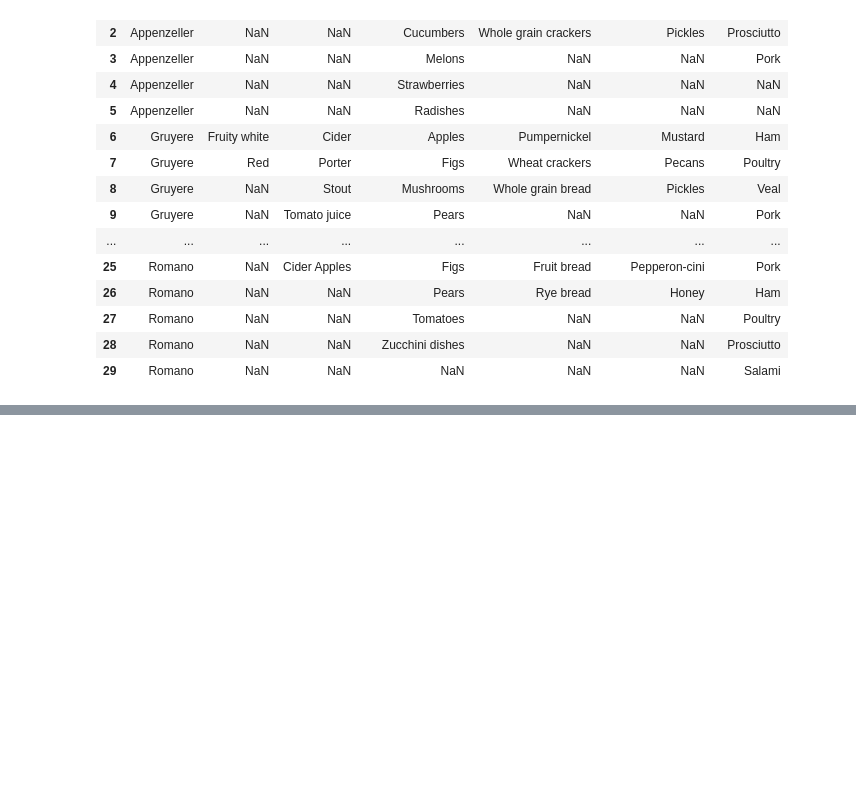
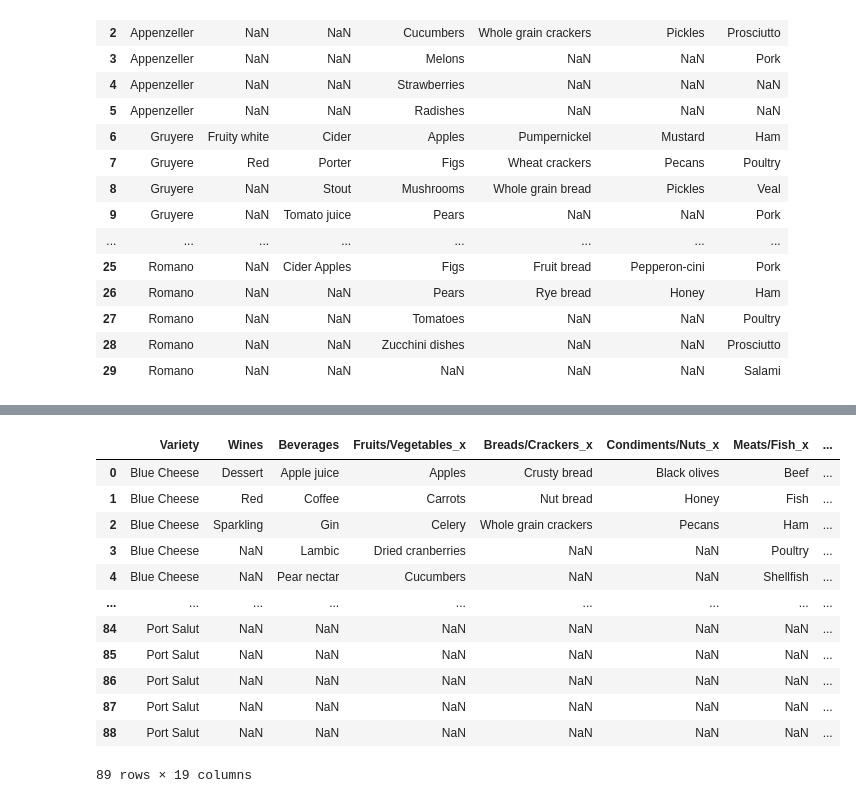
Before and after one commit to EmmaLimoli/Exploring_Wine_Varieties_Adv, a Jupyter notebook: pdf_merger.ipynb, the cells around one changed output, grey strips where cells are left out. Saved outputs shown, nothing was run; the diff lists cells and outputs as text; code cells hidden in the pictures; blank space fills up the shorter version.

```diff
--- a/pdf_merger.ipynb
+++ b/pdf_merger.ipynb
@@ -56,0 +78,17 @@ two_dataf.head(50)
+# %%
+three_dataf = pd.merge(two_dataf, df3, how='outer', on='Variety')
+three_dataf
+# %% [output]
+|  | Variety | Wines | Beverages | Fruits/Vegetables_x | Breads/Crackers_x | Condiments/Nuts_x | Meats/Fish_x | ... |
+| 0 | Blue Cheese | Dessert | Apple juice | Apples | Crusty bread | Black olives | Beef | ... |
+| 1 | Blue Cheese | Red | Coffee | Carrots | Nut bread | Honey | Fish | ... |
+| 2 | Blue Cheese | Sparkling | Gin | Celery | Whole grain crackers | Pecans | Ham | ... |
+| 3 | Blue Cheese | NaN | Lambic | Dried cranberries | NaN | NaN | Poultry | ... |
+| 4 | Blue Cheese | NaN | Pear nectar | Cucumbers | NaN | NaN | Shellfish | ... |
+| ... | ... | ... | ... | ... | ... | ... | ... | ... |
+| 84 | Port Salut | NaN | NaN | NaN | NaN | NaN | NaN | ... |
+| 85 | Port Salut | NaN | NaN | NaN | NaN | NaN | NaN | ... |
+| 86 | Port Salut | NaN | NaN | NaN | NaN | NaN | NaN | ... |
+| 87 | Port Salut | NaN | NaN | NaN | NaN | NaN | NaN | ... |
+| 88 | Port Salut | NaN | NaN | NaN | NaN | NaN | NaN | ... |
+89 rows × 19 columns
```
Also changed, not shown: parts of 4 cells of this notebook, 1 other file.
